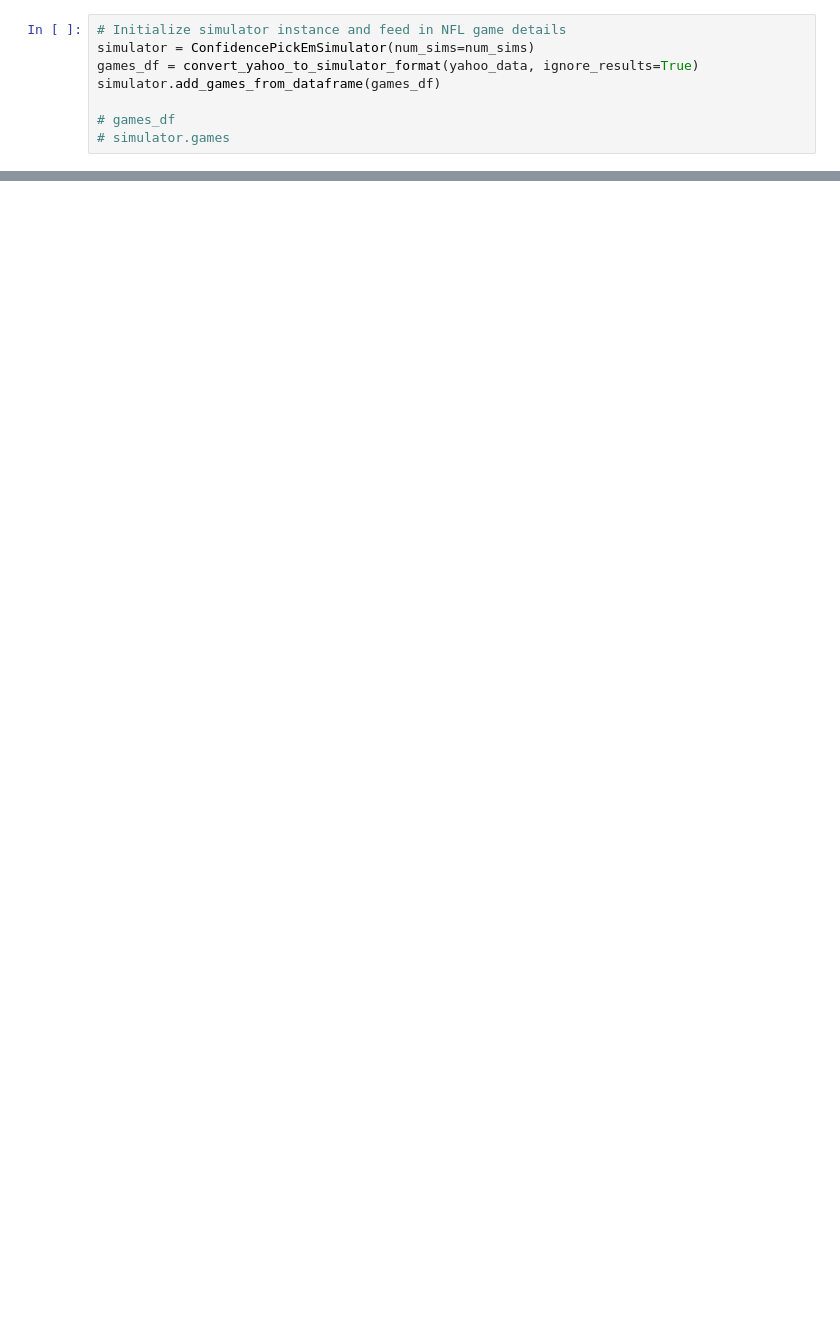
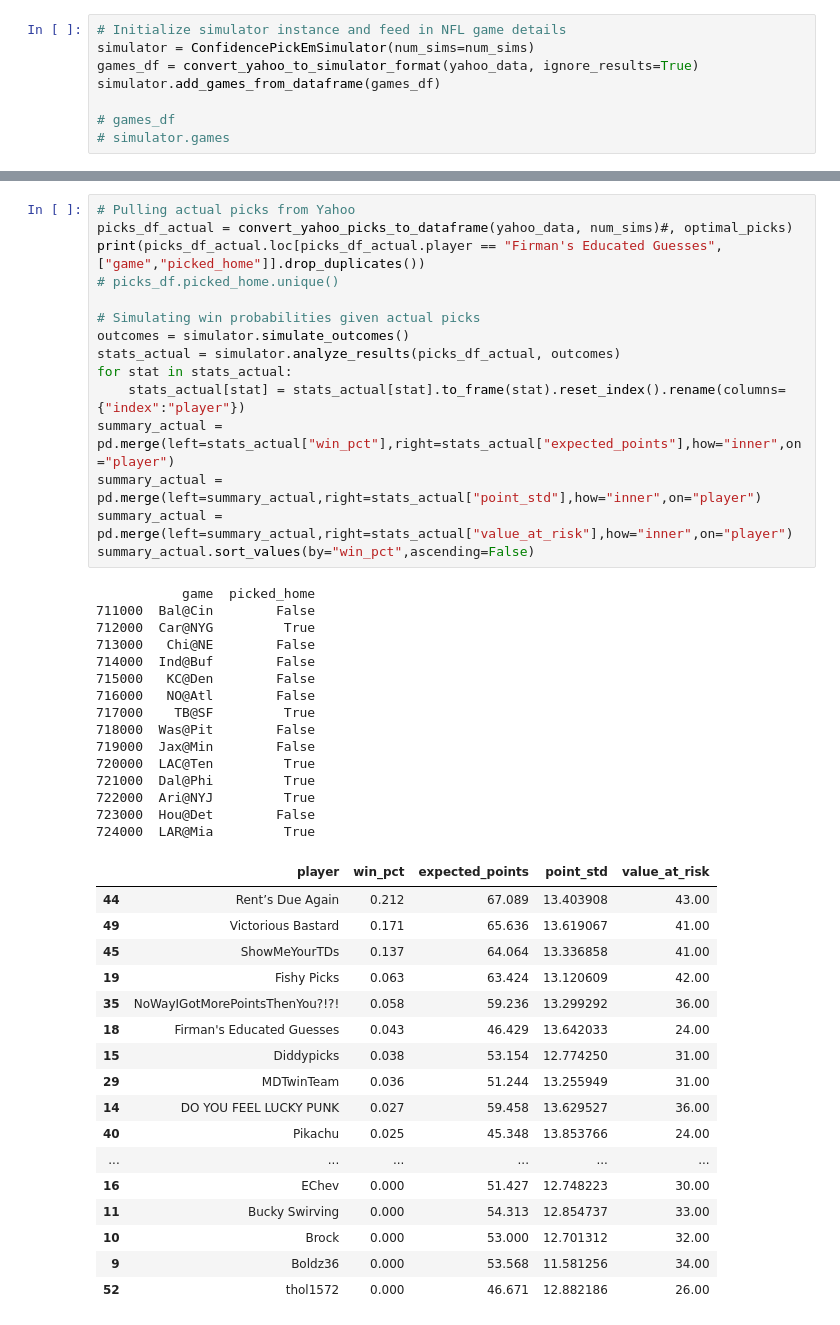
Before and after one commit to tefirman/confpickem, a Jupyter notebook: examples/yahoo_pickem_demo.ipynb, the cells around one changed output, grey strips where cells are left out. Cells and saved outputs as stored; diff of their text form; blank space fills up the shorter version.

```diff
--- a/examples/yahoo_pickem_demo.ipynb
+++ b/examples/yahoo_pickem_demo.ipynb
@@ -102,0 +149,48 @@ for stat in stats_orig:
+# %%
+# Pulling actual picks from Yahoo
+picks_df_actual = convert_yahoo_picks_to_dataframe(yahoo_data, num_sims)#, optimal_picks)
+print(picks_df_actual.loc[picks_df_actual.player == "Firman's Educated Guesses",["game","picked_home"]].drop_duplicates())
+# picks_df.picked_home.unique()
+
+# Simulating win probabilities given actual picks
+outcomes = simulator.simulate_outcomes()
+stats_actual = simulator.analyze_results(picks_df_actual, outcomes)
+for stat in stats_actual:
+    stats_actual[stat] = stats_actual[stat].to_frame(stat).reset_index().rename(columns={"index":"player"})
+summary_actual = pd.merge(left=stats_actual["win_pct"],right=stats_actual["expected_points"],how="inner",on="player")
+summary_actual = pd.merge(left=summary_actual,right=stats_actual["point_std"],how="inner",on="player")
+summary_actual = pd.merge(left=summary_actual,right=stats_actual["value_at_risk"],how="inner",on="player")
+summary_actual.sort_values(by="win_pct",ascending=False)
+# %% [output]
+           game  picked_home
+711000  Bal@Cin        False
+712000  Car@NYG         True
+713000   Chi@NE        False
+714000  Ind@Buf        False
+715000   KC@Den        False
+716000   NO@Atl        False
+717000    TB@SF         True
+718000  Was@Pit        False
+719000  Jax@Min        False
+720000  LAC@Ten         True
+721000  Dal@Phi         True
+722000  Ari@NYJ         True
+723000  Hou@Det        False
+724000  LAR@Mia         True
+|  | player | win_pct | expected_points | point_std | value_at_risk |
+| 44 | Rent’s Due Again | 0.212 | 67.089 | 13.403908 | 43.00 |
+| 49 | Victorious Bastard | 0.171 | 65.636 | 13.619067 | 41.00 |
+| 45 | ShowMeYourTDs | 0.137 | 64.064 | 13.336858 | 41.00 |
+| 19 | Fishy Picks | 0.063 | 63.424 | 13.120609 | 42.00 |
+| 35 | NoWayIGotMorePointsThenYou?!?! | 0.058 | 59.236 | 13.299292 | 36.00 |
+| 18 | Firman's Educated Guesses | 0.043 | 46.429 | 13.642033 | 24.00 |
+| 15 | Diddypicks | 0.038 | 53.154 | 12.774250 | 31.00 |
+| 29 | MDTwinTeam | 0.036 | 51.244 | 13.255949 | 31.00 |
+| 14 | DO YOU FEEL LUCKY PUNK | 0.027 | 59.458 | 13.629527 | 36.00 |
+| 40 | Pikachu | 0.025 | 45.348 | 13.853766 | 24.00 |
+| ... | ... | ... | ... | ... | ... |
+| 16 | EChev | 0.000 | 51.427 | 12.748223 | 30.00 |
+| 11 | Bucky Swirving | 0.000 | 54.313 | 12.854737 | 33.00 |
+| 10 | Brock | 0.000 | 53.000 | 12.701312 | 32.00 |
+| 9 | Boldz36 | 0.000 | 53.568 | 11.581256 | 34.00 |
+| 52 | thol1572 | 0.000 | 46.671 | 12.882186 | 26.00 |
```
Also changed, not shown: parts of 14 cells of this notebook.
